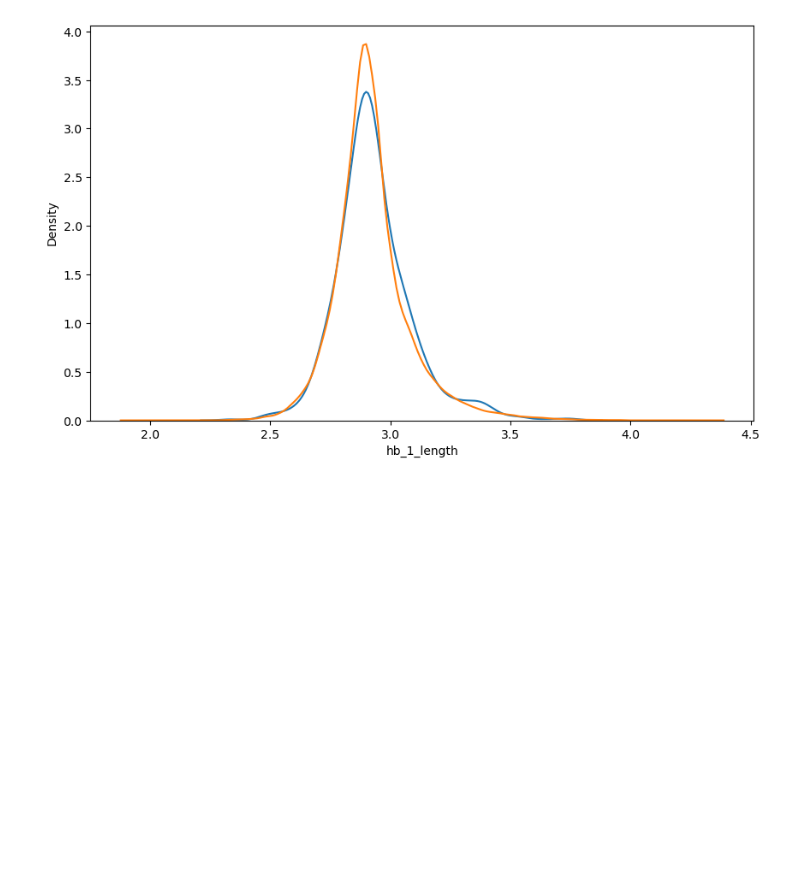
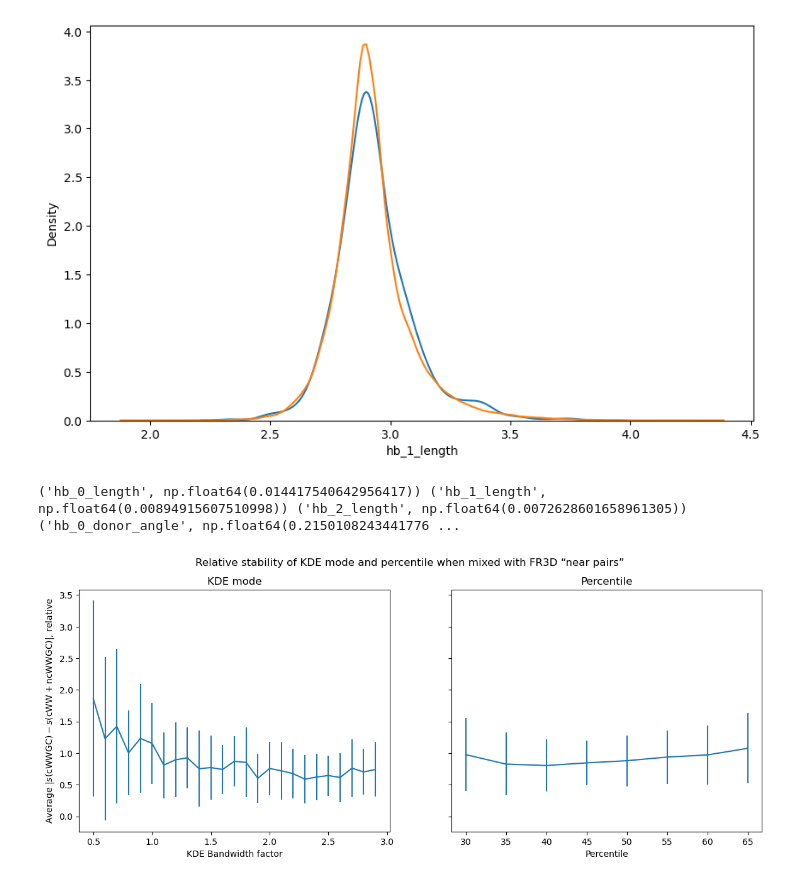
Before and after one commit to exyi/diplomka, a Jupyter notebook: pairclusters/pairs-canonical-stat-comparison.ipynb, the cells around one changed output. Cells and saved outputs as stored; diff of their text form; code cells hidden in the pictures; blank space fills up the shorter version.

```diff
--- a/pairclusters/pairs-canonical-stat-comparison.ipynb
+++ b/pairclusters/pairs-canonical-stat-comparison.ipynb
@@ -377,3 +419,34 @@ Text(0, 0.5, 'Relative deviation, normalized on the 500-1000 samples')
 [2.9224     2.89689994 2.7737    ]
 [2.93263   2.8975979 2.7778416]
 [figure]
+# %%
+dfWithN = pl.concat([df.slice(0, 4000), dfN.slice(0, 1000)])
+b1 = bootstrap(dfWithN, 1000000, all_params_gc)
+# %%
+deviations_ngc = np.abs(b1 - total_gc_allparams)
+print(*zip(all_params_gc, np.mean(deviations_ngc, axis=1)))
+deviations_ngc_rel = deviations_ngc.T / np.mean(deviations_ngc, axis=1)
+
+fig, ax = plt.subplots(1, 2, figsize=(14, 5), sharey=True)
+# ax[0].plot(np.mean(np.concatenate([
+#     deviations_gc.T / deviations_gc[:, 20],
+#     deviations_au.T / deviations_au[:, 20]
+# ], axis=1), axis=1))
+
+
+# print(np.mean(deviations[[i for i, _, _ in modes ], :], axis=1))
+# ax[0].plot([m for _, _, m in modes ], np.mean(deviations[[i for i, _, _ in modes ], :], axis=1))
+ax[0].errorbar([m for _, _, m in modes ], np.mean(deviations_ngc_rel[[i for i, _, _ in modes ], :], axis=1), yerr=np.std(deviations_ngc_rel[[i for i, _, _ in modes ], :], axis=1))
+ax[0].set(xlabel = "KDE Bandwidth factor", ylabel="Average $|s(\\mathrm{cWW GC}) - s(\\mathrm{cWW + ncWW GC})|$, relative", title="KDE mode")
+ax[1].set(xlabel = "Percentile", title="Percentile")
+# ax[0].legend([ "" ])
+
+
+# ax[1].plot([m for _, _, m in percentiles ], np.mean(deviations[[i for i, _, _ in percentiles ], :], axis=1))
+ax[1].errorbar([m for _, _, m in percentiles ], np.mean(deviations_ngc_rel[[i for i, _, _ in percentiles ], :], axis=1), yerr=np.std(deviations_ngc_rel[[i for i, _, _ in percentiles ], :], axis=1))
+fig.suptitle("Relative stability of KDE mode and percentile when mixed with FR3D “near pairs”")
+# ax[1].plot()
+fig.savefig("plots/relative_stability_ncRR.svg")
+# %% [output]
+('hb_0_length', np.float64(0.014417540642956417)) ('hb_1_length', np.float64(0.00894915607510998)) ('hb_2_length', np.float64(0.0072628601658961305)) ('hb_0_donor_angle', np.float64(0.2150108243441776 ...
+[figure, added]
```
Also changed, not shown: parts of 16 cells of this notebook, 19 other files.
